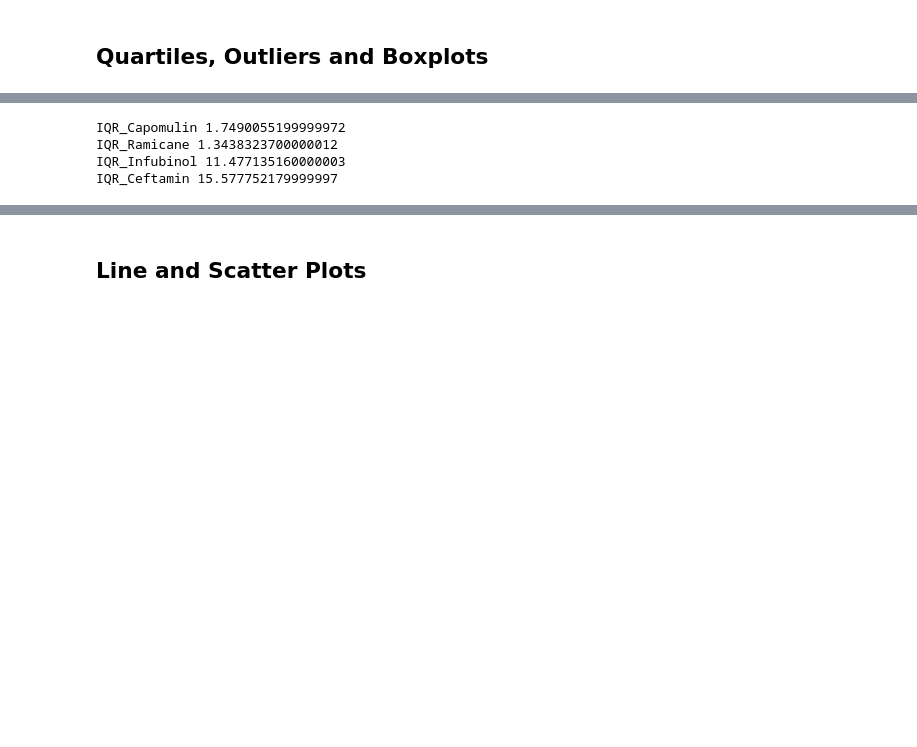
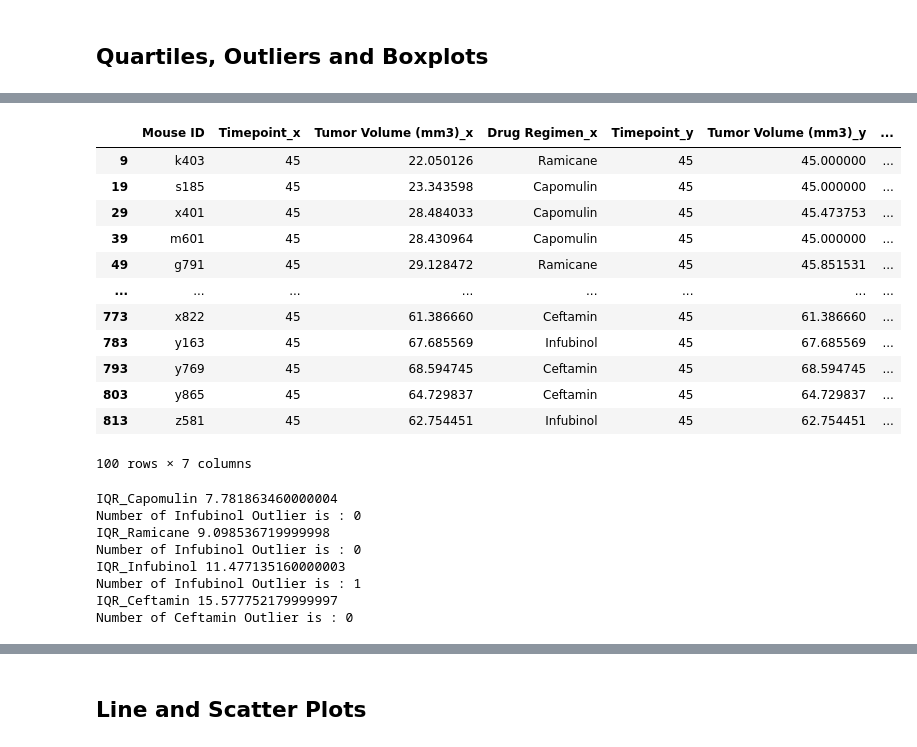
Before and after one commit to majirajib4747/pandas-challenge, a Jupyter notebook: Module5_DataVisualization_Challenge/pymaceuticals_completed.ipynb, the cells around one changed output, grey strips where cells are left out. Drawn from its saved outputs; the diff is of its cells as text; code cells hidden in the pictures; blank space fills up the shorter version.

```diff
--- a/Module5_DataVisualization_Challenge/pymaceuticals_completed.ipynb
+++ b/Module5_DataVisualization_Challenge/pymaceuticals_completed.ipynb
@@ -209,0 +205,19 @@ rslt_df_drug_regimen_last_timepoint
+# %%
+# Get the Max time point and corresponding values
+
+max_timepoint_df = merged_df.loc[merged_df['Timepoint_x'] == merged_df['Timepoint_y']]
+max_timepoint_df
+# %% [output]
+|  | Mouse ID | Timepoint_x | Tumor Volume (mm3)_x | Drug Regimen_x | Timepoint_y | Tumor Volume (mm3)_y | ... |
+| 9 | k403 | 45 | 22.050126 | Ramicane | 45 | 45.000000 | ... |
+| 19 | s185 | 45 | 23.343598 | Capomulin | 45 | 45.000000 | ... |
+| 29 | x401 | 45 | 28.484033 | Capomulin | 45 | 45.473753 | ... |
+| 39 | m601 | 45 | 28.430964 | Capomulin | 45 | 45.000000 | ... |
+| 49 | g791 | 45 | 29.128472 | Ramicane | 45 | 45.851531 | ... |
+| ... | ... | ... | ... | ... | ... | ... | ... |
+| 773 | x822 | 45 | 61.386660 | Ceftamin | 45 | 61.386660 | ... |
+| 783 | y163 | 45 | 67.685569 | Infubinol | 45 | 67.685569 | ... |
+| 793 | y769 | 45 | 68.594745 | Ceftamin | 45 | 68.594745 | ... |
+| 803 | y865 | 45 | 64.729837 | Ceftamin | 45 | 64.729837 | ... |
+| 813 | z581 | 45 | 62.754451 | Infubinol | 45 | 62.754451 | ... |
+100 rows × 7 columns
@@ -210,33 +236,17 @@ rslt_df_drug_regimen_last_timepoint
 # %%
 # Put treatments into a list for for loop (and later for plot labels)
-rslt_df_drug_regimen_last_timepoint
-
-dataframe = pd.DataFrame(rslt_df_drug_regimen_last_timepoint, columns = [ 'Tumor Volume (mm3)' , 'Drug Regimen'])
-
 
 #dataframe_drun_regimen
-dataframe_Capomulin = dataframe[(dataframe['Drug Regimen'] == 'Capomulin')]
-
-dataframe_Ramicane = dataframe[(dataframe['Drug Regimen'] == 'Ramicane')]
-
-dataframe_Infubinol = dataframe[(dataframe['Drug Regimen'] == 'Infubinol')]
-
-dataframe_Ceftamin = dataframe[(dataframe['Drug Regimen'] == 'Ceftamin')]
-
-
-# Create empty list to fill with tumor vol data (for plotting)
-list_Capomulin = dataframe_Capomulin["Tumor Volume (mm3)"].values.tolist()
-list_Ramicane = dataframe_Ramicane["Tumor Volume (mm3)"].values.tolist()
-list_Infubinol = dataframe_Infubinol["Tumor Volume (mm3)"].values.tolist()
-list_Ceftamin = dataframe_Ceftamin["Tumor Volume (mm3)"].values.tolist()
-
-
 # Calculate the IQR and quantitatively determine if there are any potential outliers.
 #For Capomulin
 q3_Capomulin, q1_Capomulin = np.percentile(list_Capomulin, [75, 25])
 IQR_Capomulin = q3_Capomulin - q1_Capomulin
 upper_bound_Capomulin = q3_Capomulin + 1.5 * IQR_Capomulin
 lower_bound_Capomulin = q1_Capomulin - 1.5 * IQR_Capomulin
+Capomulin_outlier=[]
+for x in list_Capomulin :
+    if (int(x) < lower_bound_Capomulin or int(x) > upper_bound_Capomulin) :
+        Capomulin_outlier.append(x)
 
 #For Ramicane
 q3_Ramicane, q1_Ramicane = np.percentile(list_Ramicane, [75, 25])
@@ -244,12 +254,21 @@ IQR_Ramicane = q3_Ramicane - q1_Ramicane
 upper_bound_Ramicane = q3_Ramicane + 1.5 * IQR_Ramicane
 lower_bound_Ramicane = q1_Ramicane - 1.5 * IQR_Ramicane
 
+Ramicane_outlier=[]
+for x in list_Ramicane :
+    if (int(x) < lower_bound_Ramicane or int(x) > upper_bound_Ramicane) :
+        Ramicane_outlier.append(x)
+
 
 #For Infubinol
 q3_Infubinol, q1_Infubinol = np.percentile(list_Infubinol, [75, 25])
 IQR_Infubinol = q3_Infubinol - q1_Infubinol
 upper_bound_Infubinol = q3_Infubinol + 1.5 * IQR_Infubinol
 lower_bound_Infubinol = q1_Infubinol - 1.5 * IQR_Infubinol
+Infubinol_outlier=[]
+for x in list_Infubinol :
+    if (int(x) < lower_bound_Infubinol or int(x) > upper_bound_Infubinol) :
+        Infubinol_outlier.append(x)
 
 
 #For Ceftamin
@@ -257,20 +276,32 @@ q3_Ceftamin, q1_Ceftamin = np.percentile(list_Ceftamin, [75, 25])
 IQR_Ceftamin = q3_Ceftamin - q1_Ceftamin
 upper_bound_Ceftamin = q3_Ceftamin + 1.5 * IQR_Ceftamin
 lower_bound_Ceftamin = q1_Ceftamin - 1.5 * IQR_Ceftamin
+Ceftamin_outlier=[]
+for x in list_Ceftamin :
+    if (int(x) < lower_bound_Ceftamin or int(x) > upper_bound_Ceftamin) :
+        Ceftamin_outlier.append(x)
 
 
-    # add subset
+# add subset
 
 
-    # Determine outliers using upper and lower bounds
+# Determine outliers using upper and lower bounds
 print(f"IQR_Capomulin {IQR_Capomulin}")
+print(f"Number of Infubinol Outlier is : {len(Capomulin_outlier)}")
 print(f"IQR_Ramicane {IQR_Ramicane}")
+print(f"Number of Infubinol Outlier is : {len(Ramicane_outlier)}")
 print(f"IQR_Infubinol {IQR_Infubinol}")
+print(f"Number of Infubinol Outlier is : {len(Infubinol_outlier)}")
 print(f"IQR_Ceftamin {IQR_Ceftamin}")
+print(f"Number of Ceftamin Outlier is : {len(Ceftamin_outlier)}")
 # %% [output]
-IQR_Capomulin 1.7490055199999972
-IQR_Ramicane 1.3438323700000012
+IQR_Capomulin 7.781863460000004
+Number of Infubinol Outlier is : 0
+IQR_Ramicane 9.098536719999998
+Number of Infubinol Outlier is : 0
 IQR_Infubinol 11.477135160000003
+Number of Infubinol Outlier is : 1
 IQR_Ceftamin 15.577752179999997
+Number of Ceftamin Outlier is : 0
 # %%
 # Generate a box plot that shows the distrubution of the tumor volume for each treatment group.
```
Also changed, not shown: parts of 3 cells of this notebook.
